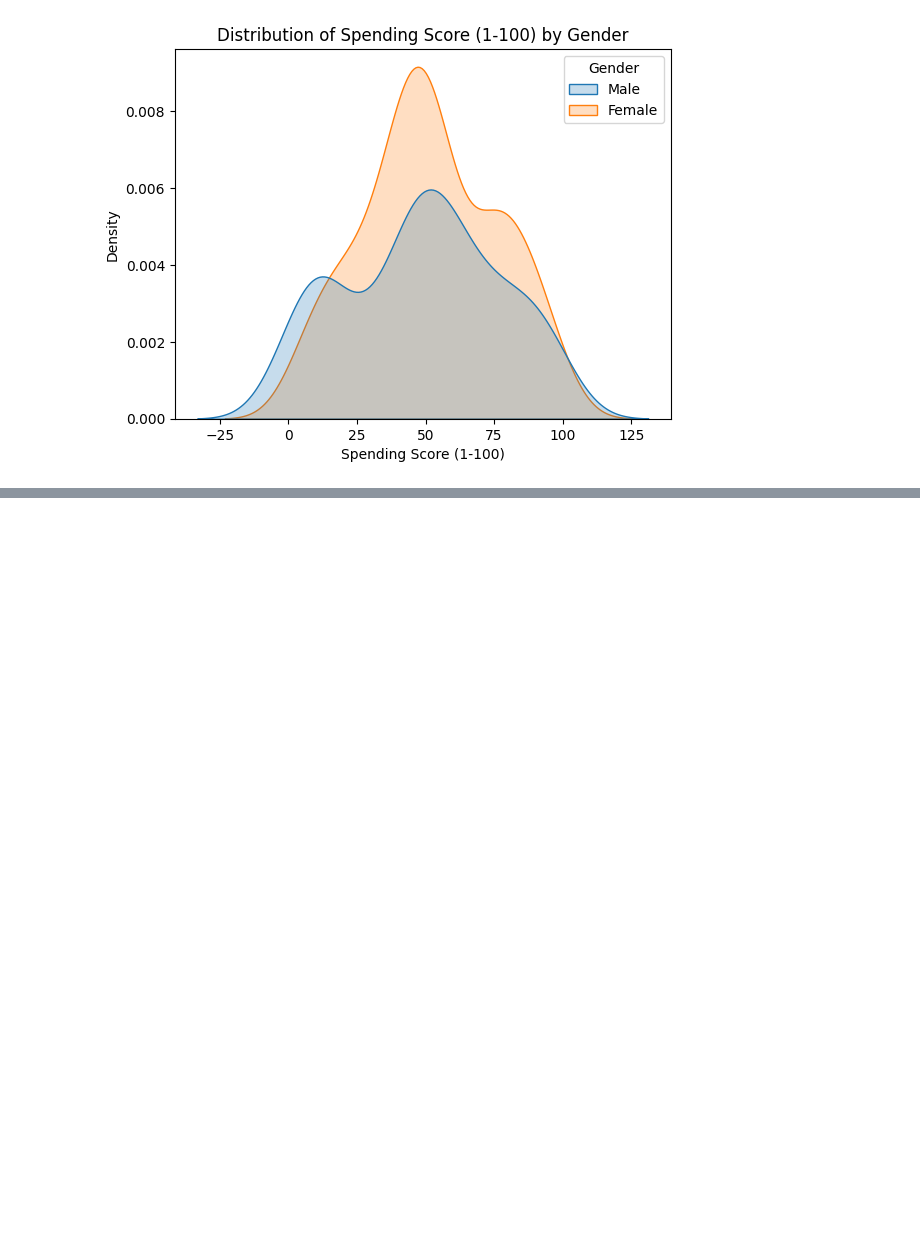
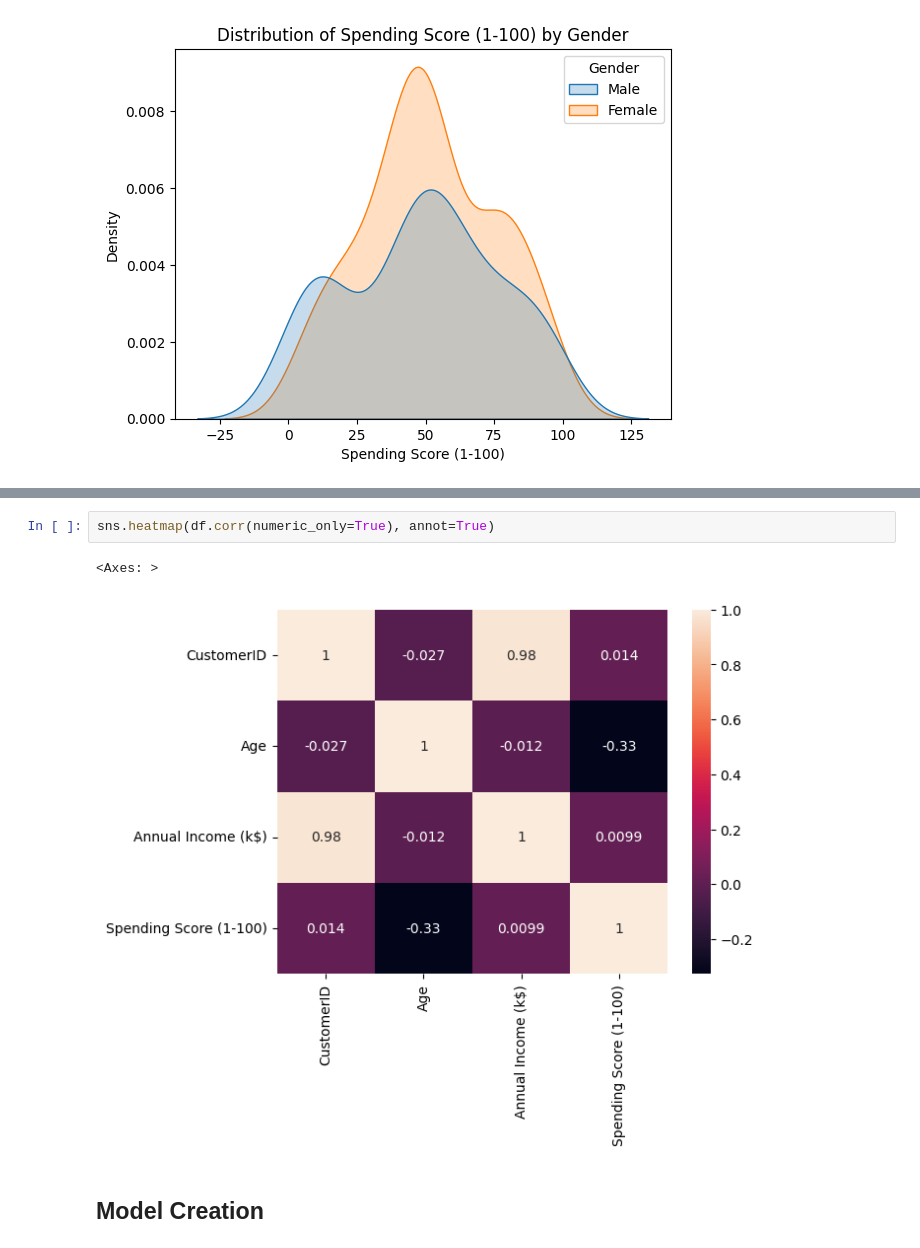
Before and after one commit to diegova12/Winter-Break-2024-Projects, a Jupyter notebook: CustomerSegmentationClustering/main.ipynb, the cells around one changed output, grey strips where cells are left out. Cells and saved outputs as stored; diff of their text form; blank space fills up the shorter version.

```diff
--- a/CustomerSegmentationClustering/main.ipynb
+++ b/CustomerSegmentationClustering/main.ipynb
@@ -61,0 +108,7 @@ for column in columns:
+# %%
+sns.heatmap(df.corr(numeric_only=True), annot=True)
+# %% [output]
+<Axes: >
+[figure, added]
+# %% [markdown]
+## Model Creation
```
Also changed, not shown: parts of 46 cells of this notebook.
